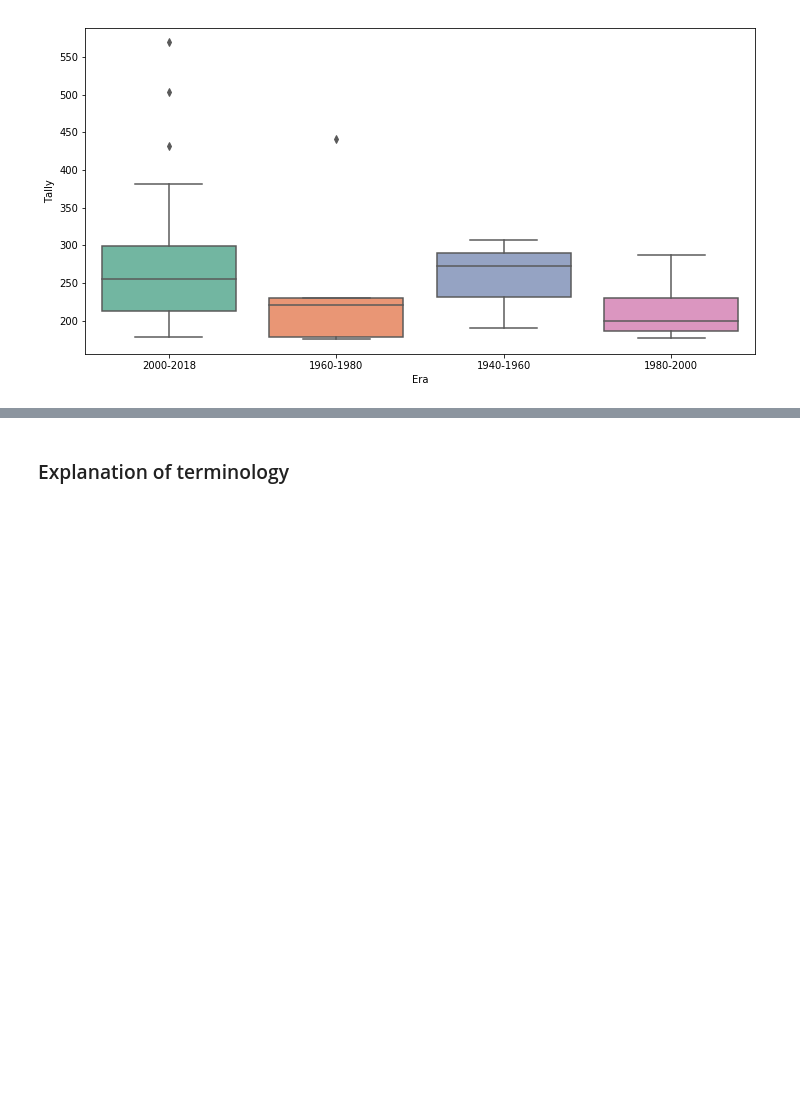
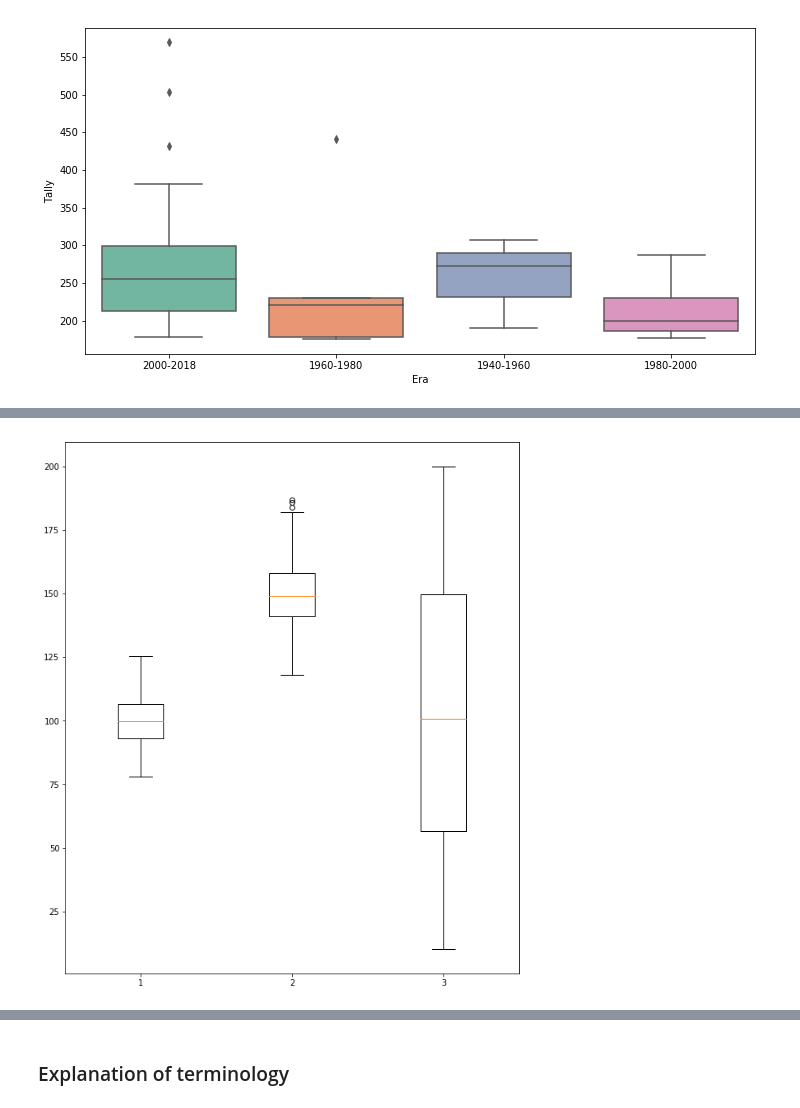
Before and after one commit to JulianConneely/Fundamentals-of-Data-Analysis-Project-Dec-18, a Jupyter notebook: Boxplot.ipynb, the cells around one changed output, grey strips where cells are left out. Saved outputs shown, nothing was run; the diff lists cells and outputs as text; code cells hidden in the pictures; blank space fills up the shorter version.

```diff
--- a/Boxplot.ipynb
+++ b/Boxplot.ipynb
@@ -115,0 +127,24 @@ sns.boxplot(x='Era', y='Tally', data=df, palette="Set2")
+# %%
+box_1 = np.random.normal(100, 10, 500)
+box_2 = np.random.poisson(150, 500)
+box_3 = np.random.uniform(10,200,500)
+
+
+## Combine the different boxplots into a list
+combobox = [box_1, box_2, box_3]
+
+
+
+
+# Create a figure:
+fig = plt.figure(1, figsize=(10, 12))
+
+
+
+# Add a subplot to the current figure:
+ax = fig.add_subplot(111)
+
+# Create the boxplot
+cb = ax.boxplot(combobox)
+# %% [output]
+[figure, added]
```
Also changed, not shown: parts of 5 cells of this notebook.
